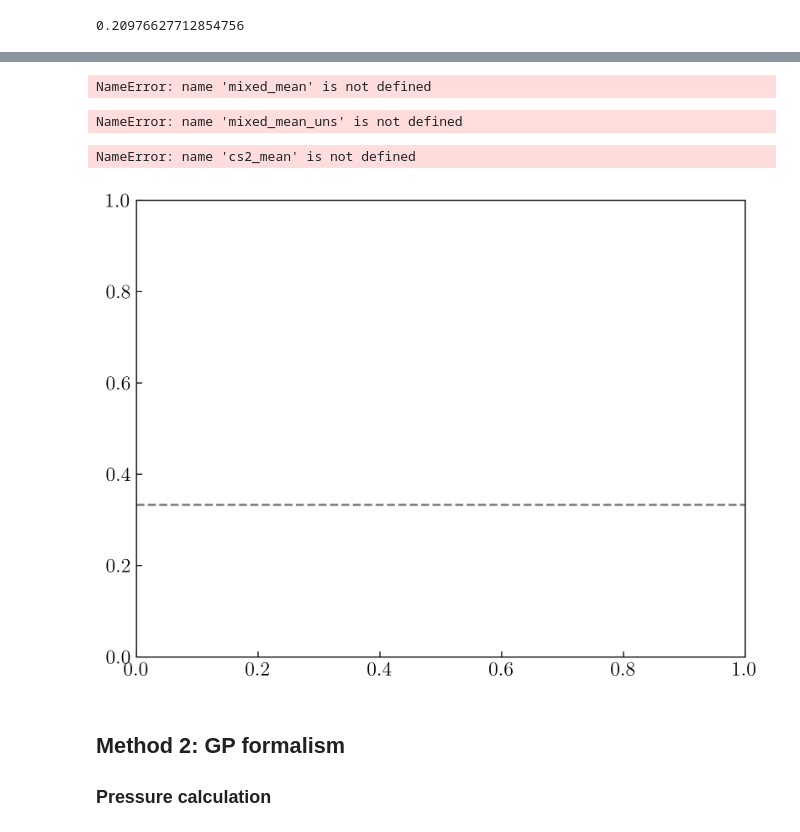
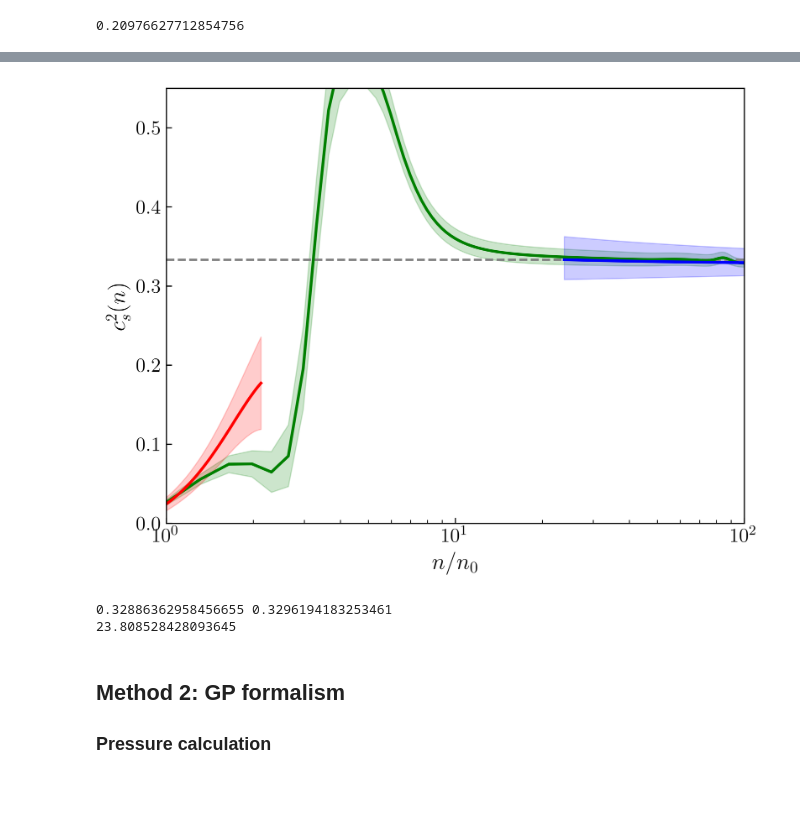
Before and after one commit to asemposki/neutron-rich-bmm, a Jupyter notebook: Pressure_Mixing_cs2.ipynb, the cells around one changed output, grey strips where cells are left out. Saved outputs shown, nothing was run; the diff lists cells and outputs as text; code cells hidden in the pictures; blank space fills up the shorter version.

```diff
--- a/Pressure_Mixing_cs2.ipynb
+++ b/Pressure_Mixing_cs2.ipynb
@@ -139,7 +165,7 @@ gp_result = np.load('gp_ls4_log.npz')
 # %%
-# instantiate GP model ---> need to fix this part
+# instantiate GP model
 density_test = density[::2]
-#gp_model = GP_model(density_test, tr_data, std_dev_pqcd, force_equal=False)
+gp_model = GP_model(density_test, tr_data, std_dev_pqcd, force_equal=False)
 
 # test the evaluate function
-#mean_gp, std_dev_gp = gp_model.evaluate(density_test) # training and testing the GP model (kernel fixed)
+mean_gp, std_dev_gp = gp_model.evaluate(density_test) # training and testing the GP model (kernel fixed)
@@ -416,15 +413,11 @@ import scipy.interpolate as scinterp
 en_0 = 46.52745253488445 # when rest mass is included for ChEFT at 0.05 fm^-3
 en_0_lower = 46.525
 en_0_upper = 46.530
-en_0_half_low = 46.5262
-en_0_half_high = 46.5287
+# en_0_half_low = 46.5262
+# en_0_half_high = 46.5287
 p_mean_interp = scinterp.interp1d(density_test[1:], (mixed_mean[1:]*p_fg[1:]), kind='cubic', fill_value='extrapolate')
 p_lower_interp = scinterp.interp1d(density_test[1:], ((mixed_mean[1:]-mixed_std_dev[1:])*p_fg[1:]), kind='cubic', fill_value='extrapolate')
 p_upper_interp = scinterp.interp1d(density_test[1:], ((mixed_mean[1:]+mixed_std_dev[1:])*p_fg[1:]), kind='cubic', fill_value='extrapolate')
-p_half_low_interp = scinterp.interp1d(density_test[1:], ((mixed_mean[1:]-0.5*mixed_std_dev[1:])*p_fg[1:]), \
-                                      kind='cubic', fill_value='extrapolate')
-p_half_high_interp = scinterp.interp1d(density_test[1:], ((mixed_mean[1:]+0.5*mixed_std_dev[1:])*p_fg[1:]), \
-                                      kind='cubic', fill_value='extrapolate')
 
 def p_mean(n):
     return p_mean_interp(n) / n**2.0
@@ -432,29 +425,19 @@ def p_lower(n):
     return p_lower_interp(n) / n**2.0
 def p_upper(n):
     return p_upper_interp(n) / n**2.0
-def p_half_low(n):
-    return p_half_low_interp(n) / n**2.0
-def p_half_high(n):
-    return p_half_high_interp(n) / n**2.0
 
 en_mean = []
 en_lower = []
 en_upper = []
-en_half_low = []
-en_half_high = []
 
 for n in density_test:
     en_mean.append(n*(en_0/density_test[0] + scint.quad(lambda x : p_mean(x), density_test[0], n)[0]))
     en_lower.append(n*(en_0_lower/density_test[0] + scint.quad(lambda x : p_lower(x), density_test[0], n)[0]))
     en_upper.append(n*(en_0_upper/density_test[0] + scint.quad(lambda x : p_upper(x), density_test[0], n)[0]))
-    en_half_low.append(n*(en_0_half_low/density_test[0] + scint.quad(lambda x : p_half_low(x), density_test[0], n)[0]))
-    en_half_high.append(n*(en_0_half_high/density_test[0] + scint.quad(lambda x : p_half_high(x), density_test[0], n)[0]))
 
 # dict of energy densities
 energy_density = {
     'mean': en_mean,
     'lower': en_lower,
     'upper': en_upper,
-    'half_low': en_half_low,
-    'half_high': en_half_high
 }
@@ -484,22 +466,14 @@ mixed_mean_uns = mixed_mean*p_fg
 mixed_std_dev_uns = mixed_std_dev*p_fg
 mixed_lower_uns = (mixed_mean-mixed_std_dev)*p_fg
 mixed_upper_uns = (mixed_mean+mixed_std_dev)*p_fg
-mixed_half_low = (mixed_mean-0.5*mixed_std_dev)*p_fg
-mixed_half_high = (mixed_mean+0.5*mixed_std_dev)*p_fg
 chem_mean = (mixed_mean_uns + energy_density['mean'])/density_test
 chem_lower = (mixed_lower_uns + energy_density['lower'])/density_test
 chem_upper = (mixed_upper_uns + energy_density['upper'])/density_test
-chem_half_low = (mixed_half_low + energy_density['half_low'])/density_test
-chem_half_high = (mixed_half_high + energy_density['half_high'])/density_test
-# %% [output]
-NameError: name 'mixed_mean' is not defined
 # %%
 # calculate the derivative of the pressure
 dpdn_mean = np.gradient(mixed_mean_uns, density_test)
 dpdn_lower = np.gradient(mixed_lower_uns, density_test)
 dpdn_upper = np.gradient(mixed_upper_uns, density_test)
-dpdn_half_low = np.gradient(mixed_half_low, density_test)
-dpdn_half_high = np.gradient(mixed_half_high, density_test)
 
 # calculate deriv of energy density
 dedn_mean = np.gradient(energy_density['mean'], density_test)
@@ -510,8 +484,6 @@ dedn_upper = np.gradient(energy_density['upper'], density_test)
 cs2_mean = dpdn_mean / chem_mean
 cs2_lower = dpdn_lower / chem_upper #chem_lower
 cs2_upper = dpdn_upper / chem_lower #chem_upper
-cs2_half_low = dpdn_half_low / chem_half_high
-cs2_half_high = dpdn_half_high / chem_half_low
 cs2_2_mean = dpdn_mean / dedn_mean
 cs2_2_lower = dpdn_lower / dedn_lower
 cs2_2_upper = dpdn_upper / dedn_upper
@@ -522,8 +494,6 @@ cs2_no_p = (density_test / chem_mean) * dmudn
 
 # calculate sigma of mu
 sigma = chem_mean-chem_lower
-# %% [output]
-NameError: name 'mixed_mean_uns' is not defined
 # %%
 # plot the result quickly (noting the issue with scaling back out of P/P_FG)
 mpl.rcParams['text.usetex'] = True
@@ -538,8 +508,6 @@ NARROW_IMG_WIDTH = 400
 
 plt.axhline(y=0.333333, color='grey', linestyle='dashed')
 
-# plt.plot(density_test[:60]/n0, cs2_mean[:60], color='g', linewidth=2, label=r'Mixed Model')
-# plt.fill_between(density_test[:60]/n0, cs2_lower[:60], cs2_upper[:60], color='g', alpha=0.2)
 plt.plot(density_test/n0, cs2_mean, color='g', linewidth=2, label=r'Mixed model')
 plt.fill_between(density_test/n0, cs2_lower, cs2_upper, color='g', alpha=0.2)
 
@@ -547,36 +515,37 @@ plt.fill_between(density_test/n0, cs2_lower, cs2_upper, color='g', alpha=0.2)
 npzfile = np.load('speedofsoundchiral.npz')
 chiral_mean = npzfile['mean']
 chiral_std = npzfile['std']
 chiral_dens = npzfile['density']
 plt.plot(chiral_dens/n0, chiral_mean[:,3], color='red', linewidth=2, label=r'ChEFT')
 plt.fill_between(chiral_dens/n0, chiral_mean[:,3]+chiral_std[:,3], chiral_mean[:,3]-chiral_std[:,3], alpha=0.2, color='red')
 
 # plot the result from pqcd to see differences
-npzfile2 = np.load('pqcd_cs2_data.npz')
+npzfile2 = np.load('pqcd_cs2_1.0.npz')
 pqcd_cs2 = npzfile2['mean']
 pqcd_dens = npzfile2['density']
 pqcd_lower = npzfile2['lower']
 pqcd_upper = npzfile2['upper']
 plt.plot(pqcd_dens[56:]/n0, pqcd_cs2[56:], color='blue', linewidth=2, label=r'pQCD')
 plt.fill_between(pqcd_dens[56:]/n0, pqcd_lower[56:], pqcd_upper[56:], color='blue', alpha=0.2)
 
 # plot individual calculation from pQCD as well (using same method, but no energy density integration)
 plt.xlim(1.0, 100.0)
 plt.ylim(0.0, 0.55)
 plt.xlabel(r'$n/n_{0}$', fontsize=16)
 plt.ylabel(r'$c_{s}^{2}(n)$', fontsize=16)
 plt.xscale('log')
 
 # set up the labels
 ax.text(0.5,0.5, r'$\chi$EFT', ha='right', va='top',
         transform=ax.transAxes, fontsize=16)
 plt.show()
 
 print(cs2_mean[-1], pqcd_cs2[-1])
 print(pqcd_dens[56]/n0)
 # %% [output]
+[figure, new version]
-NameError: name 'cs2_mean' is not defined
+0.32886362958456655 0.3296194183253461
+23.808528428093645
-[figure, old version]
 # %% [markdown]
 ## Method 2: GP formalism
 
```
Also changed, not shown: parts of 16 cells of this notebook, 5 other files.
